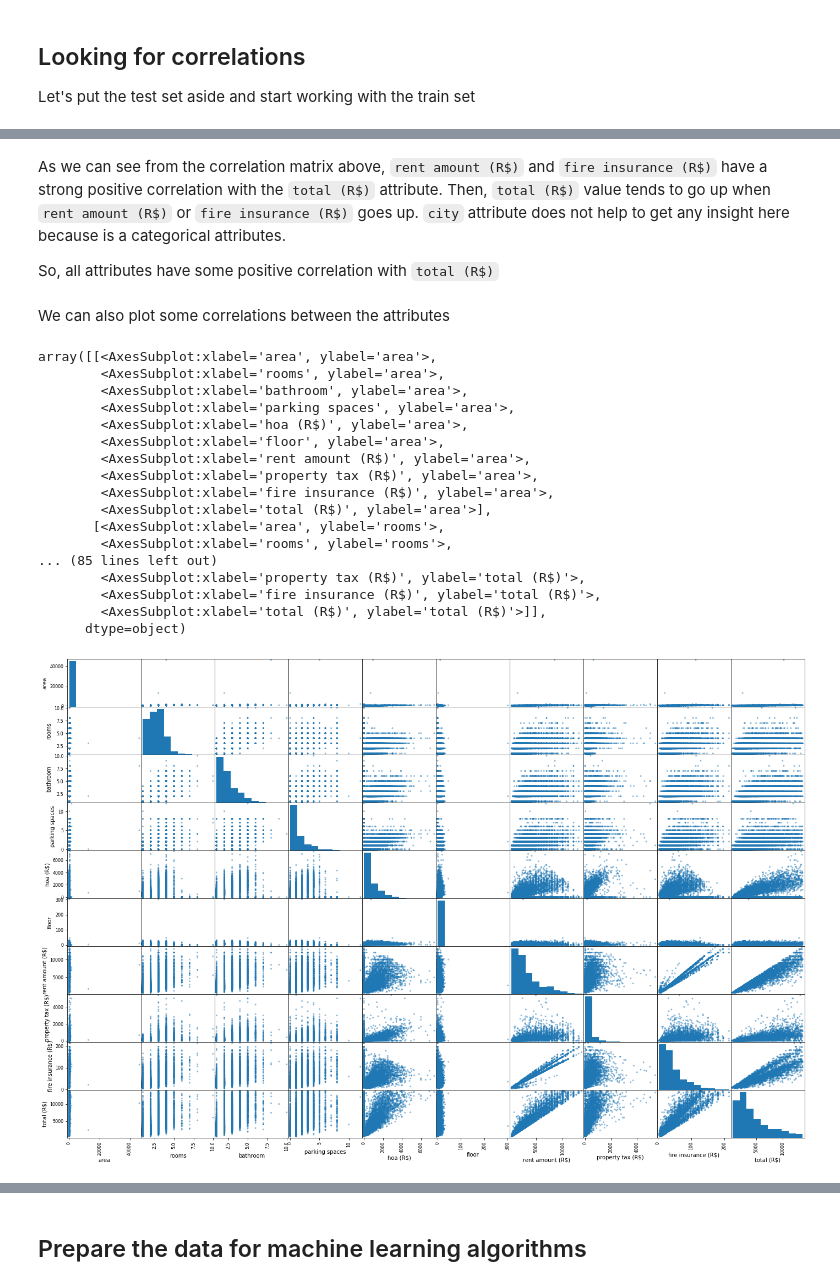
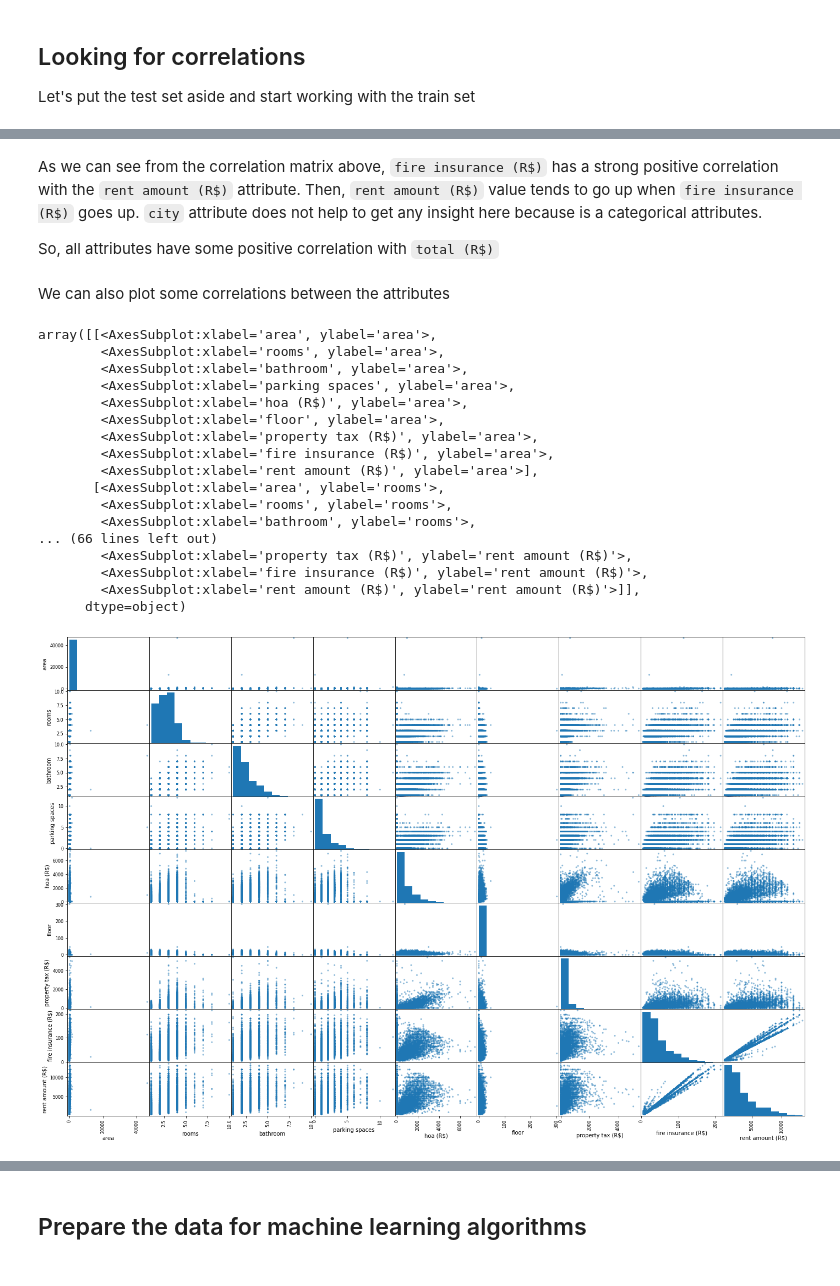
Before and after one commit to RenanNascimento/for-rent, a Jupyter notebook: ds/ForRent.ipynb, the cells around one changed output, grey strips where cells are left out. Saved outputs shown, nothing was run; the diff lists cells and outputs as text; code cells hidden in the pictures.

Commit message:
[DS] Add rent amount as target value

```diff
--- a/ds/ForRent.ipynb
+++ b/ds/ForRent.ipynb
@@ -282,5 +294,5 @@ Name: total (R$), dtype: float64
 # %% [markdown]
-As we can see from the correlation matrix above, `rent amount (R$)` and `fire insurance (R$)` have a strong positive correlation with the `total (R$)` attribute. Then, `total (R$)` value tends to go up when `rent amount (R$)` or `fire insurance (R$)` goes up. `city` attribute does not help to get any insight here because is a categorical attributes.
+As we can see from the correlation matrix above, `fire insurance (R$)` has a strong positive correlation with the `rent amount (R$)` attribute. Then, `rent amount (R$)` value tends to go up when `fire insurance (R$)` goes up. `city` attribute does not help to get any insight here because is a categorical attributes.
 
 So, all attributes have some positive correlation with `total (R$)`
 # %% [markdown]
@@ -288,26 +300,26 @@ We can also plot some correlations between the attributes
 # %%
 from pandas.plotting import scatter_matrix
 
 attributes = ["area", "rooms", "bathroom", "parking spaces", "hoa (R$)", "floor",
-              "rent amount (R$)", "property tax (R$)", "fire insurance (R$)", "total (R$)"]
+              "property tax (R$)", "fire insurance (R$)", "rent amount (R$)"]
 scatter_matrix(housing[attributes], figsize=(24, 16))
 # %% [output]
 array([[<AxesSubplot:xlabel='area', ylabel='area'>,
         <AxesSubplot:xlabel='rooms', ylabel='area'>,
         <AxesSubplot:xlabel='bathroom', ylabel='area'>,
         <AxesSubplot:xlabel='parking spaces', ylabel='area'>,
         <AxesSubplot:xlabel='hoa (R$)', ylabel='area'>,
         <AxesSubplot:xlabel='floor', ylabel='area'>,
-        <AxesSubplot:xlabel='rent amount (R$)', ylabel='area'>,
         <AxesSubplot:xlabel='property tax (R$)', ylabel='area'>,
         <AxesSubplot:xlabel='fire insurance (R$)', ylabel='area'>,
-        <AxesSubplot:xlabel='total (R$)', ylabel='area'>],
+        <AxesSubplot:xlabel='rent amount (R$)', ylabel='area'>],
        [<AxesSubplot:xlabel='area', ylabel='rooms'>,
         <AxesSubplot:xlabel='rooms', ylabel='rooms'>,
-... (85 lines left out)
-        <AxesSubplot:xlabel='property tax (R$)', ylabel='total (R$)'>,
-        <AxesSubplot:xlabel='fire insurance (R$)', ylabel='total (R$)'>,
-        <AxesSubplot:xlabel='total (R$)', ylabel='total (R$)'>]],
+        <AxesSubplot:xlabel='bathroom', ylabel='rooms'>,
+... (66 lines left out)
+        <AxesSubplot:xlabel='property tax (R$)', ylabel='rent amount (R$)'>,
+        <AxesSubplot:xlabel='fire insurance (R$)', ylabel='rent amount (R$)'>,
+        <AxesSubplot:xlabel='rent amount (R$)', ylabel='rent amount (R$)'>]],
       dtype=object)
-[figure, old version]
+[figure, new version]
 # %% [markdown]
```
Also changed, not shown: parts of 22 cells of this notebook.
